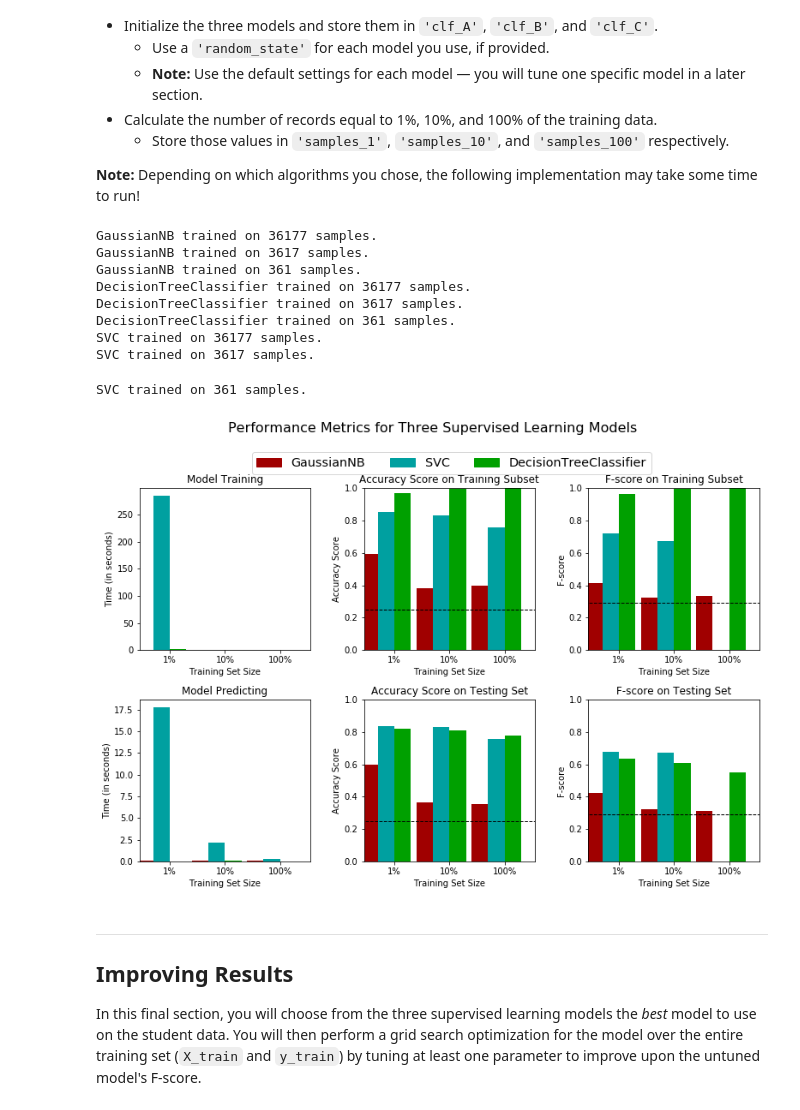
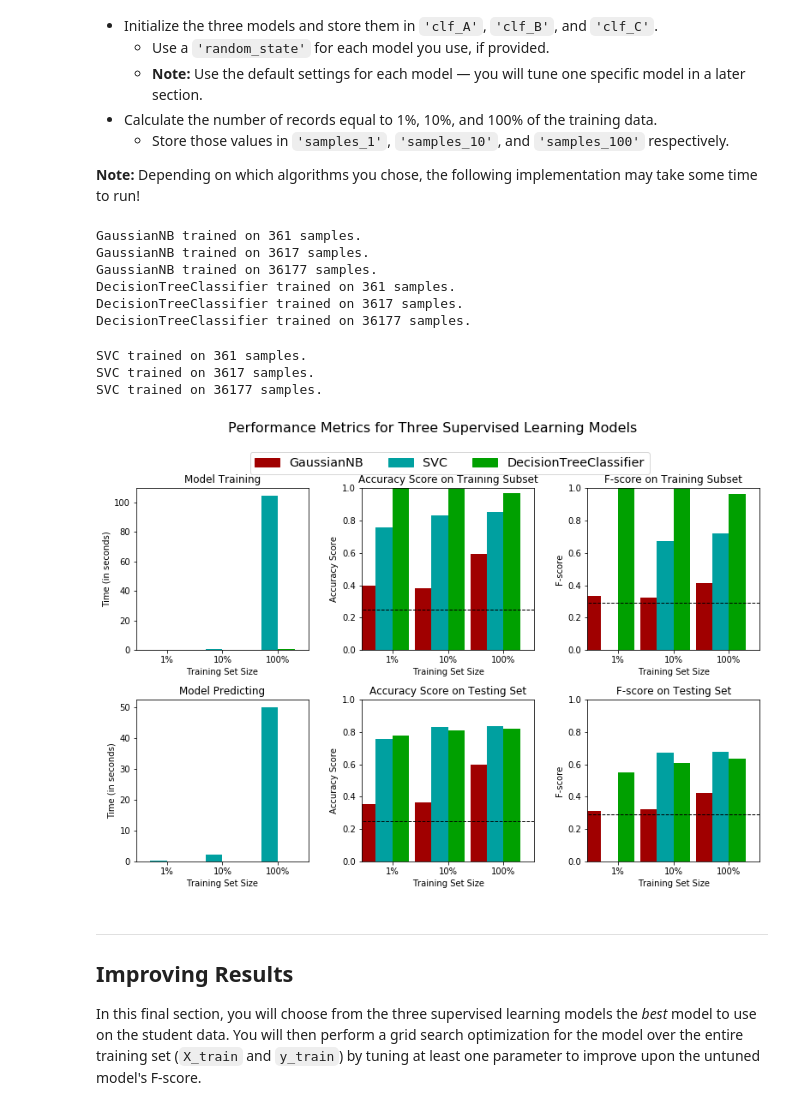
Before and after one commit to nishkarshv/Udacity-ML, a Jupyter notebook: finding_donors.ipynb, the cells around one changed output. Cells and saved outputs as stored; diff of their text form; code cells hidden in the pictures.

```diff
--- a/finding_donors.ipynb
+++ b/finding_donors.ipynb
@@ -423,42 +423,42 @@ In the code cell, you will need to implement the following:
 from sklearn.naive_bayes import GaussianNB
 from sklearn.tree import DecisionTreeClassifier
 from sklearn.svm import SVC
 
 # TODO: Initialize the three models
 clf_A = GaussianNB()
 clf_B = DecisionTreeClassifier(criterion="entropy",random_state=0)
 clf_C = SVC(random_state=0)
 
 # TODO: Calculate the number of samples for 1%, 10%, and 100% of the training data
 # HINT: samples_100 is the entire training set i.e. len(y_train)
 # HINT: samples_10 is 10% of samples_100
 # HINT: samples_1 is 1% of samples_100
-samples_1 = len(X_train)
+samples_1 = len(X_train)/100
 samples_10 = len(X_train)/10
-samples_100 = len(X_train)/100
+samples_100 = len(X_train)
 
 # Collect results on the learners
 results = {}
 for clf in [clf_A, clf_B, clf_C]:
     clf_name = clf.__class__.__name__
     results[clf_name] = {}
     for i, samples in enumerate([samples_1, samples_10, samples_100]):
         results[clf_name][i] = \
         train_predict(clf, samples, X_train, y_train, X_test, y_test)
 
 # Run metrics visualization for the three supervised learning models chosen
 vs.evaluate(results, accuracy, fscore)
 # %% [output]
+GaussianNB trained on 361 samples.
+GaussianNB trained on 3617 samples.
 GaussianNB trained on 36177 samples.
-GaussianNB trained on 3617 samples.
-GaussianNB trained on 361 samples.
+DecisionTreeClassifier trained on 361 samples.
+DecisionTreeClassifier trained on 3617 samples.
 DecisionTreeClassifier trained on 36177 samples.
-DecisionTreeClassifier trained on 3617 samples.
-DecisionTreeClassifier trained on 361 samples.
-SVC trained on 36177 samples.
-SVC trained on 3617 samples.
 SVC trained on 361 samples.
+SVC trained on 3617 samples.
+SVC trained on 36177 samples.
-[figure, old version]
+[figure, new version]
 # %% [markdown]
 ----
 ## Improving Results
```
Also changed, not shown: parts of 9 cells of this notebook, 1 other file.
